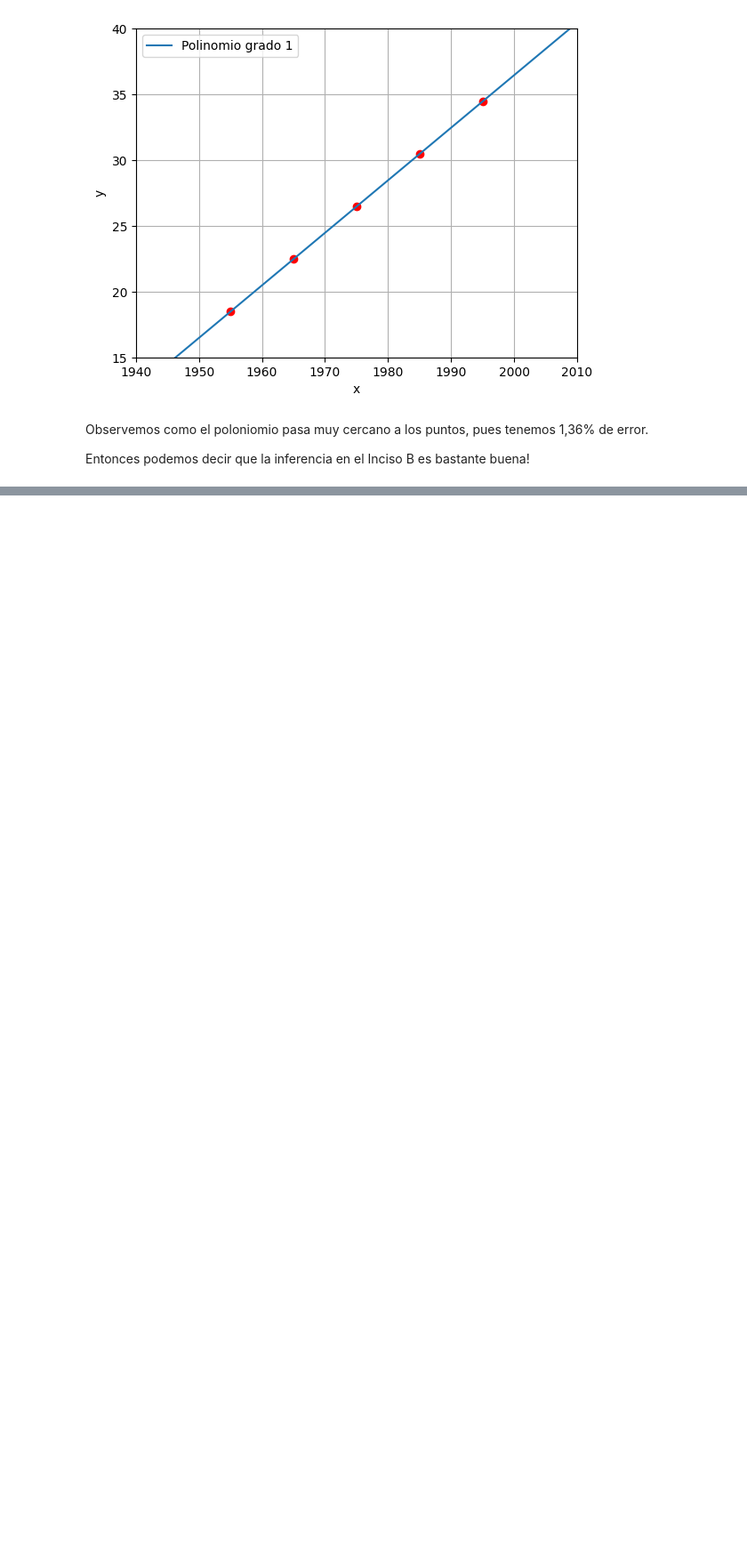
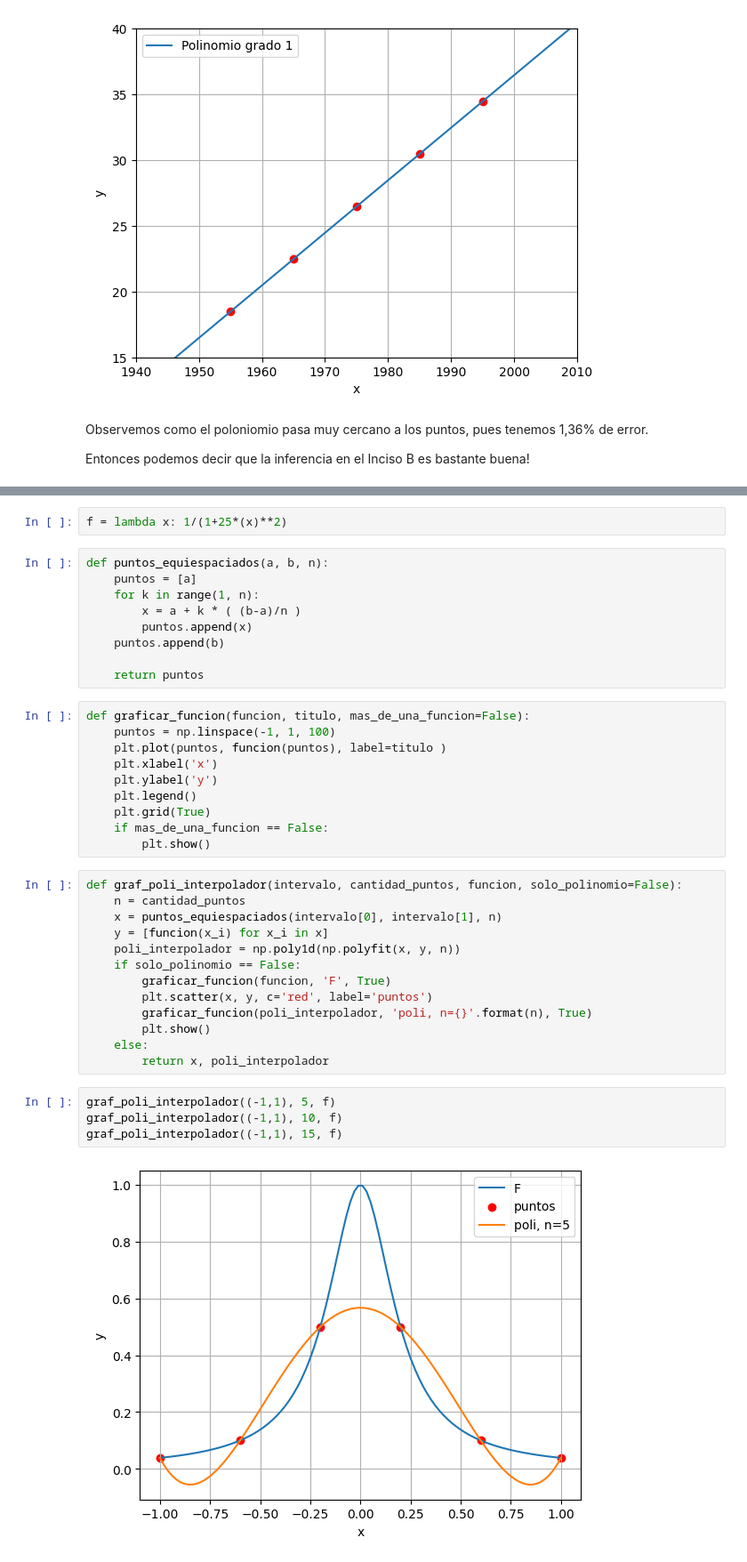
Before and after one commit to arielbakal/AlgebraLinealComputacional_UBA_FCEN, a Jupyter notebook: practicas/practica 7/practica7.ipynb, the cells around one changed output, grey strips where cells are left out. Shown at 89% size. Cells and saved outputs as stored; diff of their text form; blank space fills up the shorter version.

```diff
--- a/practicas/practica 7/practica7.ipynb
+++ b/practicas/practica 7/practica7.ipynb
@@ -207,0 +210,40 @@ Entonces podemos decir que la inferencia en el Inciso B es bastante buena!
+# %%
+f = lambda x: 1/(1+25*(x)**2)
+# %%
+def puntos_equiespaciados(a, b, n):
+    puntos = [a]
+    for k in range(1, n):
+        x = a + k * ( (b-a)/n )
+        puntos.append(x)
+    puntos.append(b)
+
+    return puntos
+# %%
+def graficar_funcion(funcion, titulo, mas_de_una_funcion=False):
+    puntos = np.linspace(-1, 1, 100)
+    plt.plot(puntos, funcion(puntos), label=titulo )
+    plt.xlabel('x')
+    plt.ylabel('y')
+    plt.legend()
+    plt.grid(True)
+    if mas_de_una_funcion == False:
+        plt.show()
+# %%
+def graf_poli_interpolador(intervalo, cantidad_puntos, funcion, solo_polinomio=False):
+    n = cantidad_puntos
+    x = puntos_equiespaciados(intervalo[0], intervalo[1], n)
+    y = [funcion(x_i) for x_i in x]
+    poli_interpolador = np.poly1d(np.polyfit(x, y, n))
+    if solo_polinomio == False:
+        graficar_funcion(funcion, 'F', True)
+        plt.scatter(x, y, c='red', label='puntos')
+        graficar_funcion(poli_interpolador, 'poli, n={}'.format(n), True)
+        plt.show()
+    else:
+        return x, poli_interpolador
+# %%
+graf_poli_interpolador((-1,1), 5, f)
+graf_poli_interpolador((-1,1), 10, f)
+graf_poli_interpolador((-1,1), 15, f)
+# %% [output]
+[figure, added]
```
Also changed, not shown: parts of 7 cells of this notebook.
